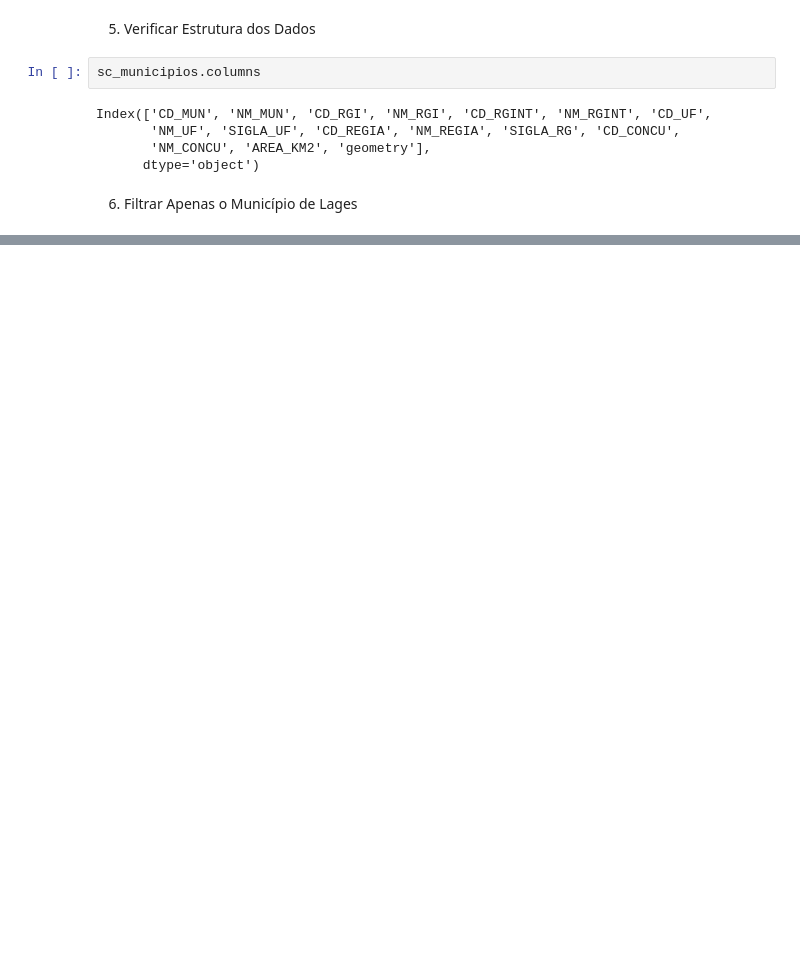
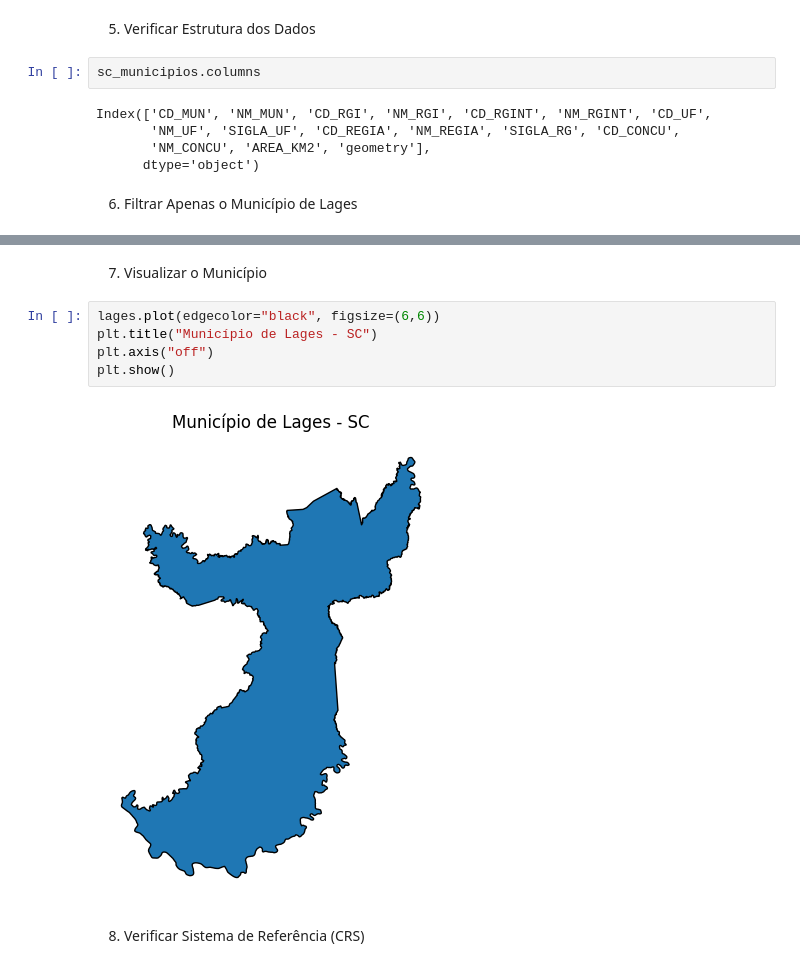
Before and after one commit to TeacherSamanthaSilva/ProjetoQuantificacaoeAnaliseEspacialdeAreasVerdesUrbanas, a Jupyter notebook: AreasVerdes.ipynb, the cells around one changed output, grey strips where cells are left out. Cells and saved outputs as stored; diff of their text form; blank space fills up the shorter version.

```diff
--- a/AreasVerdes.ipynb
+++ b/AreasVerdes.ipynb
@@ -79,0 +81,11 @@ KeyError: 'NM_MUNICIP'
+# %% [markdown]
+7. Visualizar o Município
+# %%
+lages.plot(edgecolor="black", figsize=(6,6))
+plt.title("Município de Lages - SC")
+plt.axis("off")
+plt.show()
+# %% [output]
+[figure, added]
+# %% [markdown]
+8. Verificar Sistema de Referência (CRS)
```
Also changed, not shown: parts of 8 cells of this notebook.
